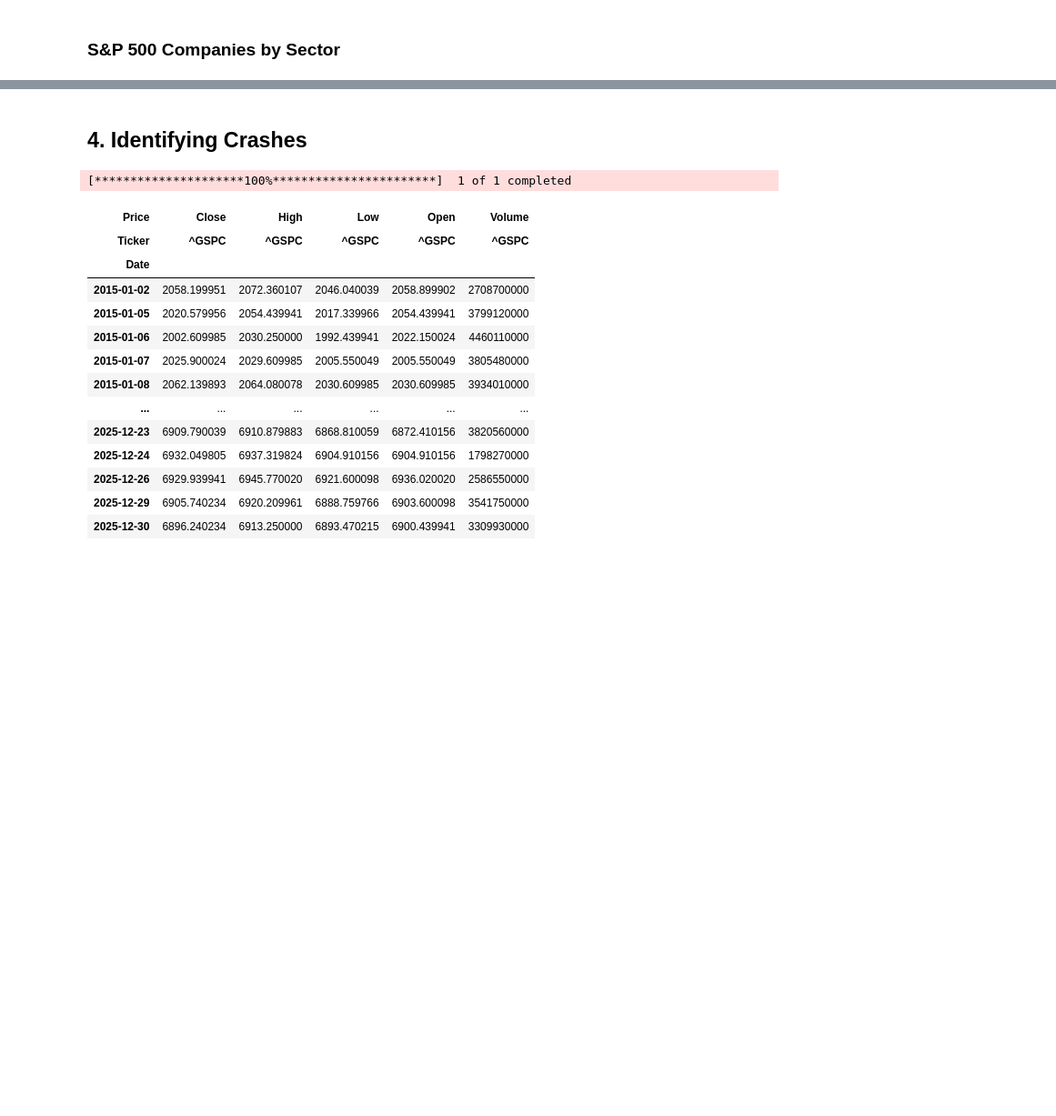
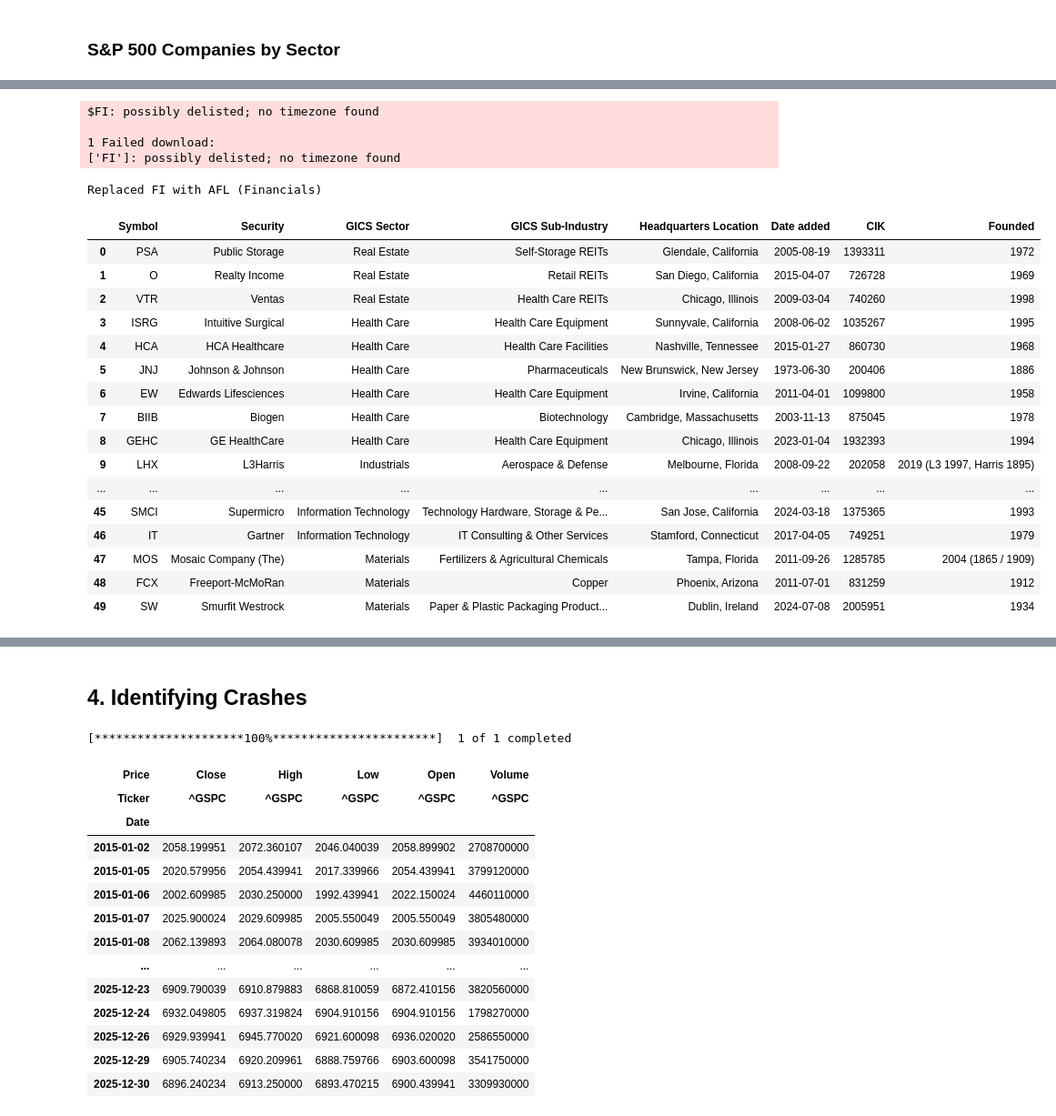
Before and after one commit to yannzg/sp500-rebounds, a Jupyter notebook: analysis.ipynb, the cells around one changed output, grey strips where cells are left out. Shown at 91% size. Drawn from its saved outputs; the diff is of its cells as text; code cells hidden in the pictures; blank space fills up the shorter version.

```diff
--- a/analysis.ipynb
+++ b/analysis.ipynb
@@ -205 +178,59 @@ Name: Security, dtype: str
+# %%
+final_sample = pd.DataFrame()
+
+df_remaining = df[["Symbol", "GICS Sector"]].copy() # in order to avoid duplicate
+samples_per_sector = (df["GICS Sector"].value_counts(normalize=True) * sample_size).round().astype(int)
+
+randomstate = 666
+
+# Looping through each sector and sampling the required number for each
+
+for sector in set(df["GICS Sector"]):
+    required_number = samples_per_sector.get(sector, 0)
+
+    sampled_rows = df[df["GICS Sector"] == sector].sample(n=required_number, random_state=randomstate)
+
+    final_sample = pd.concat([final_sample, sampled_rows], ignore_index=True)
+
+df_remaining = df_remaining[~df_remaining["Symbol"].isin(final_sample["Symbol"])]
+
+# Verification: ensuring each stock has valid data in the yfinance dataset
+for stock in final_sample["Symbol"]:
+    data = yf.download(stock, start=start_date, end=end_date, progress=False)
+
+    # If a company lacks data, change it
+    if data.empty or data.isna().any().any():
+        sector = final_sample[final_sample["Symbol"] == stock]["GICS Sector"].values[0]
+        replacement = df_remaining[df_remaining["GICS Sector"] == sector].iloc[0]["Symbol"]
+
+        final_sample.loc[final_sample["Symbol"] == stock, "Symbol"] = replacement
+        df_remaining = df_remaining[df_remaining["Symbol"] != replacement]
+
+        # Tell which stock were replaced by which one
+        print(f"Replaced {stock} with {replacement} ({sector})")
+
+final_sample
+# %% [output]
+$FI: possibly delisted; no timezone found
+
+1 Failed download:
+['FI']: possibly delisted; no timezone found
+Replaced FI with AFL (Financials)
+|  | Symbol | Security | GICS Sector | GICS Sub-Industry | Headquarters Location | Date added | CIK | Founded |
+| 0 | PSA | Public Storage | Real Estate | Self-Storage REITs | Glendale, California | 2005-08-19 | 1393311 | 1972 |
+| 1 | O | Realty Income | Real Estate | Retail REITs | San Diego, California | 2015-04-07 | 726728 | 1969 |
+| 2 | VTR | Ventas | Real Estate | Health Care REITs | Chicago, Illinois | 2009-03-04 | 740260 | 1998 |
+| 3 | ISRG | Intuitive Surgical | Health Care | Health Care Equipment | Sunnyvale, California | 2008-06-02 | 1035267 | 1995 |
+| 4 | HCA | HCA Healthcare | Health Care | Health Care Facilities | Nashville, Tennessee | 2015-01-27 | 860730 | 1968 |
+| 5 | JNJ | Johnson & Johnson | Health Care | Pharmaceuticals | New Brunswick, New Jersey | 1973-06-30 | 200406 | 1886 |
+| 6 | EW | Edwards Lifesciences | Health Care | Health Care Equipment | Irvine, California | 2011-04-01 | 1099800 | 1958 |
+| 7 | BIIB | Biogen | Health Care | Biotechnology | Cambridge, Massachusetts | 2003-11-13 | 875045 | 1978 |
+| 8 | GEHC | GE HealthCare | Health Care | Health Care Equipment | Chicago, Illinois | 2023-01-04 | 1932393 | 1994 |
+| 9 | LHX | L3Harris | Industrials | Aerospace & Defense | Melbourne, Florida | 2008-09-22 | 202058 | 2019 (L3 1997, Harris 1895) |
+| ... | ... | ... | ... | ... | ... | ... | ... | ... |
+| 45 | SMCI | Supermicro | Information Technology | Technology Hardware, Storage & Pe... | San Jose, California | 2024-03-18 | 1375365 | 1993 |
+| 46 | IT | Gartner | Information Technology | IT Consulting & Other Services | Stamford, Connecticut | 2017-04-05 | 749251 | 1979 |
+| 47 | MOS | Mosaic Company (The) | Materials | Fertilizers & Agricultural Chemicals | Tampa, Florida | 2011-09-26 | 1285785 | 2004 (1865 / 1909) |
+| 48 | FCX | Freeport-McMoRan | Materials | Copper | Phoenix, Arizona | 2011-07-01 | 831259 | 1912 |
+| 49 | SW | Smurfit Westrock | Materials | Paper & Plastic Packaging Product... | Dublin, Ireland | 2024-07-08 | 2005951 | 1934 |
 # %%
```
Also changed, not shown: parts of 17 cells of this notebook.
